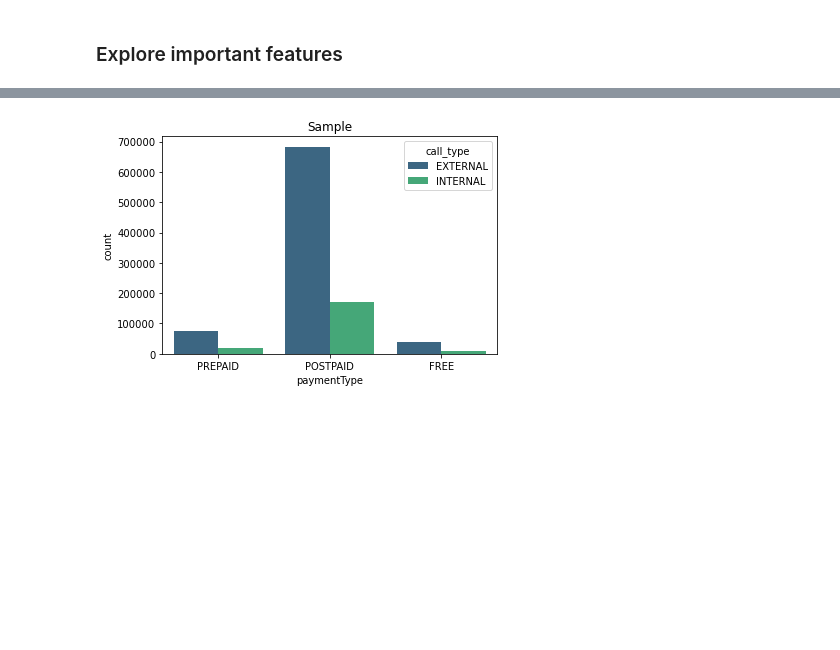
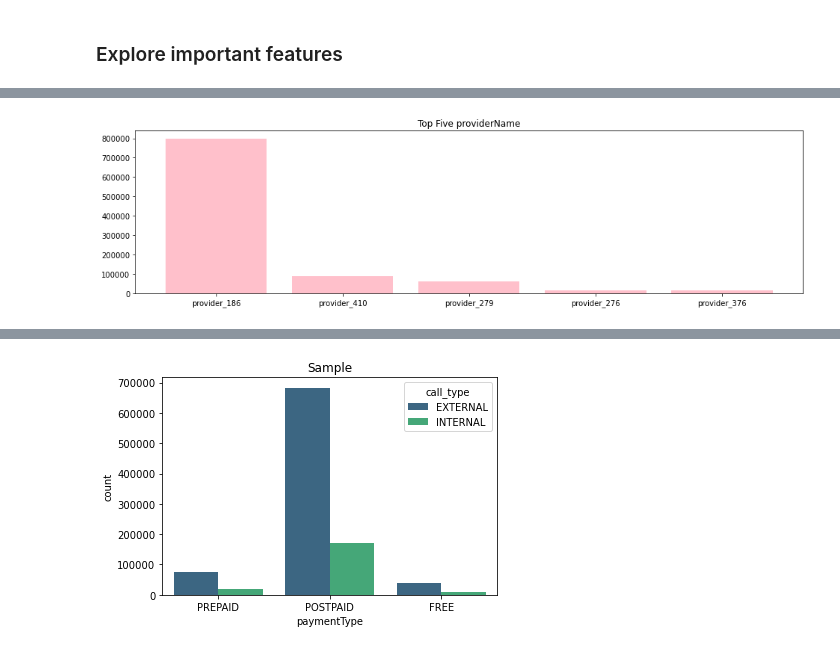
Before and after one commit to amyrmahdy/api-management, a Jupyter notebook: APIM.ipynb, the cells around one changed output, grey strips where cells are left out. Cells and saved outputs as stored; diff of their text form; code cells hidden in the pictures; blank space fills up the shorter version.

```diff
--- a/APIM.ipynb
+++ b/APIM.ipynb
@@ -205,0 +185,4 @@ plt.show()
+# %%
+top5_plot('providerName')
+# %% [output]
+[figure, added]
```
Also changed, not shown: parts of 23 cells of this notebook, 1 other file.
